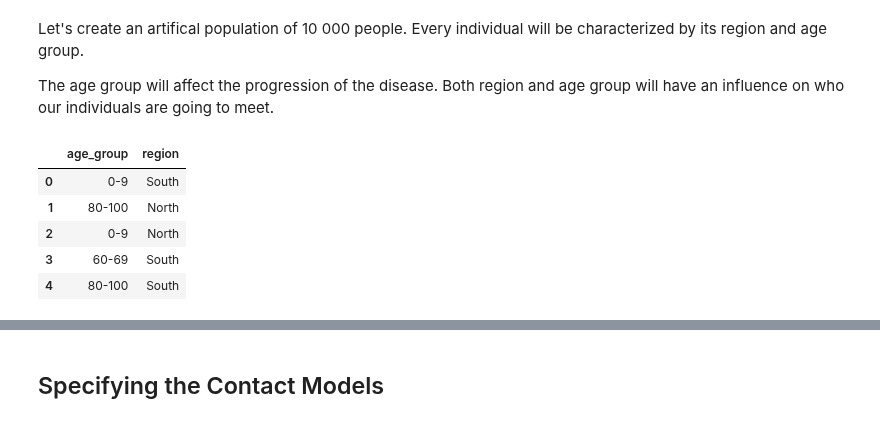
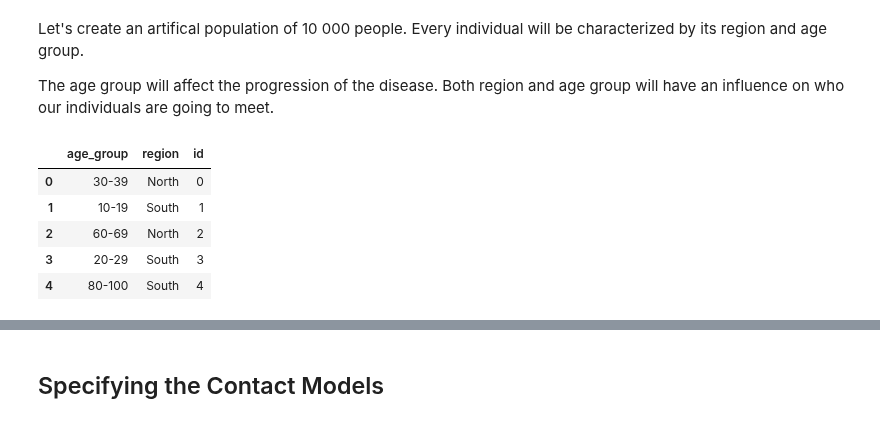
Before and after one commit to covid-19-impact-lab/sid, a Jupyter notebook: docs/source/tutorials/how_to_simulate.ipynb, the cells around one changed output, grey strips where cells are left out. Drawn from its saved outputs; the diff is of its cells as text; code cells hidden in the pictures.

```diff
--- a/docs/source/tutorials/how_to_simulate.ipynb
+++ b/docs/source/tutorials/how_to_simulate.ipynb
@@ -32,27 +31,28 @@ Both region and age group will have an influence on who our individuals are goin
 # %%
 available_ages = [
         "0-9",
         "10-19",
         "20-29",
         "30-39",
         "40-49",
         "50-59",
         "60-69",
         "70-79",
         "80-100",
     ]
 
 ages = np.random.choice(available_ages, size=10_000)
 regions = np.random.choice(["North", "South"], size=10_000)
 
 initial_states = pd.DataFrame({"age_group": ages, "region": regions})
 initial_states = initial_states.astype("category")
+initial_states["id"] = initial_states.index
 
 initial_states.head(5)
 # %% [output]
-|  | age_group | region |
-| 0 | 0-9 | South |
-| 1 | 80-100 | North |
-| 2 | 0-9 | North |
-| 3 | 60-69 | South |
-| 4 | 80-100 | South |
+|  | age_group | region | id |
+| 0 | 30-39 | North | 0 |
+| 1 | 10-19 | South | 1 |
+| 2 | 60-69 | North | 2 |
+| 3 | 20-29 | South | 3 |
+| 4 | 80-100 | South | 4 |
```
Also changed, not shown: parts of 11 cells of this notebook, 5 other files.
